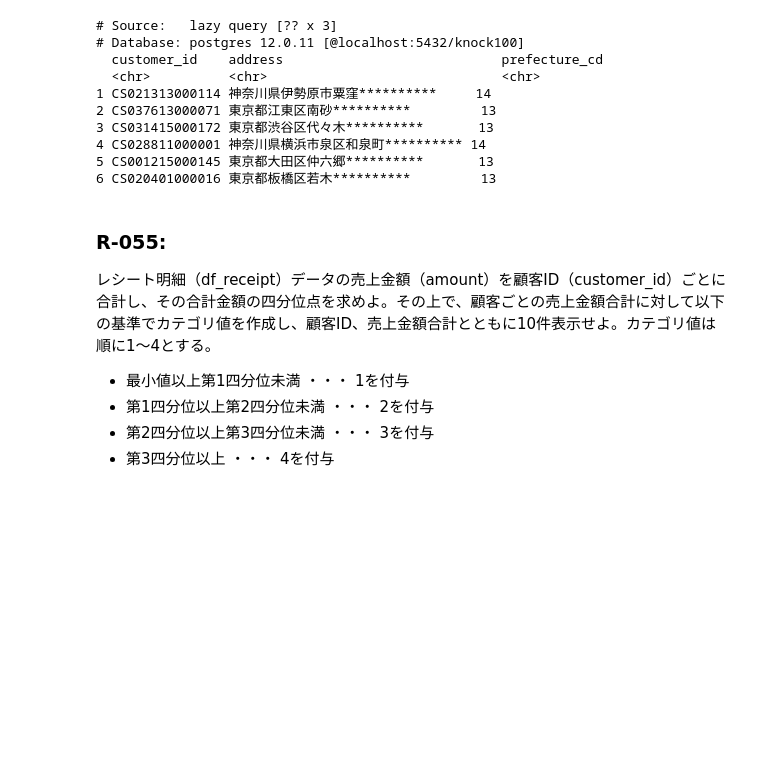
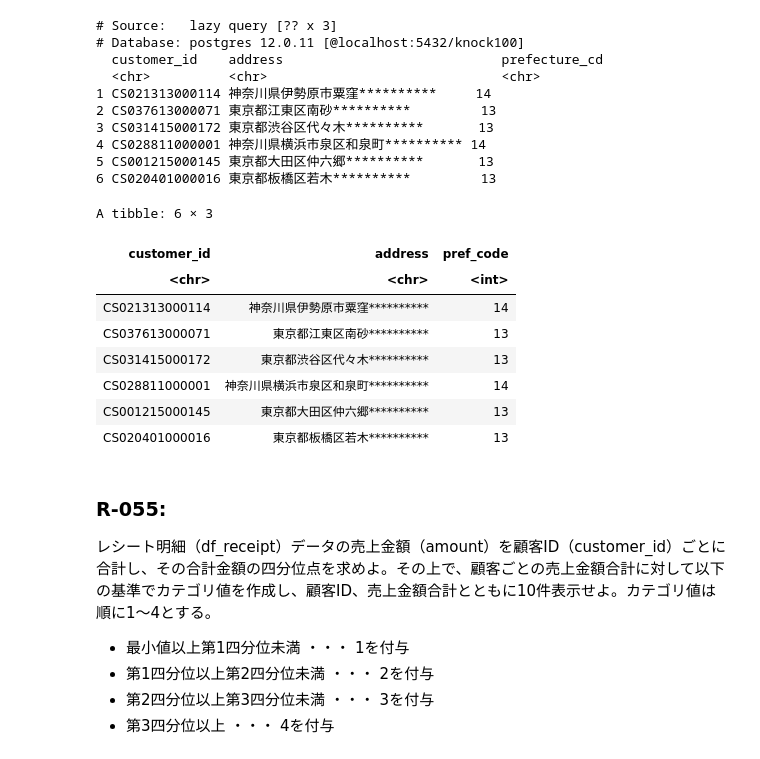
Before and after one commit to Shena4746/datascience-100knocks-preprocess-R, a Jupyter notebook: knock2.ipynb, the cells around one changed output. Saved outputs shown, nothing was run; the diff lists cells and outputs as text; code cells hidden in the pictures; blank space fills up the shorter version.

```diff
--- a/knock2.ipynb
+++ b/knock2.ipynb
@@ -314,6 +359,33 @@ head
 4 CS028811000001 神奈川県横浜市泉区和泉町********** 14
 5 CS001215000145 東京都大田区仲六郷**********       13
 6 CS020401000016 東京都板橋区若木**********         13
+# %%
+pref_vec <- c("埼玉県", "千葉県", "東京都", "神奈川")
+pref_map <- function(str) which(str == pref_vec) + 10 %>% as.integer()
+
+customer_tbl <- tbl(con, 'customer')
+
+customer_tbl %>%
+    select(customer_id, address) %>%
+    collect() %>%
+    mutate(
+        across(
+            .cols = address,
+            .fns = function(cls) purrr::map_int(cls, ~ substr(.x, 1, 3) %>% pref_map),
+			.names = 'pref_code'
+        )
+    ) %>%
+    head()
+# %% [output]
+A tibble: 6 × 3
+| customer_id | address | pref_code |
+| <chr> | <chr> | <int> |
+| CS021313000114 | 神奈川県伊勢原市粟窪********** | 14 |
+| CS037613000071 | 東京都江東区南砂********** | 13 |
+| CS031415000172 | 東京都渋谷区代々木********** | 13 |
+| CS028811000001 | 神奈川県横浜市泉区和泉町********** | 14 |
+| CS001215000145 | 東京都大田区仲六郷********** | 13 |
+| CS020401000016 | 東京都板橋区若木********** | 13 |
 # %% [markdown]
 ### R-055:
 レシート明細（df_receipt）データの売上金額（amount）を顧客ID（customer_id）ごとに合計し、その合計金額の四分位点を求めよ。その上で、顧客ごとの売上金額合計に対して以下の基準でカテゴリ値を作成し、顧客ID、売上金額合計とともに10件表示せよ。カテゴリ値は順に1〜4とする。
```
Also changed, not shown: parts of 69 cells of this notebook, 16 other files.
